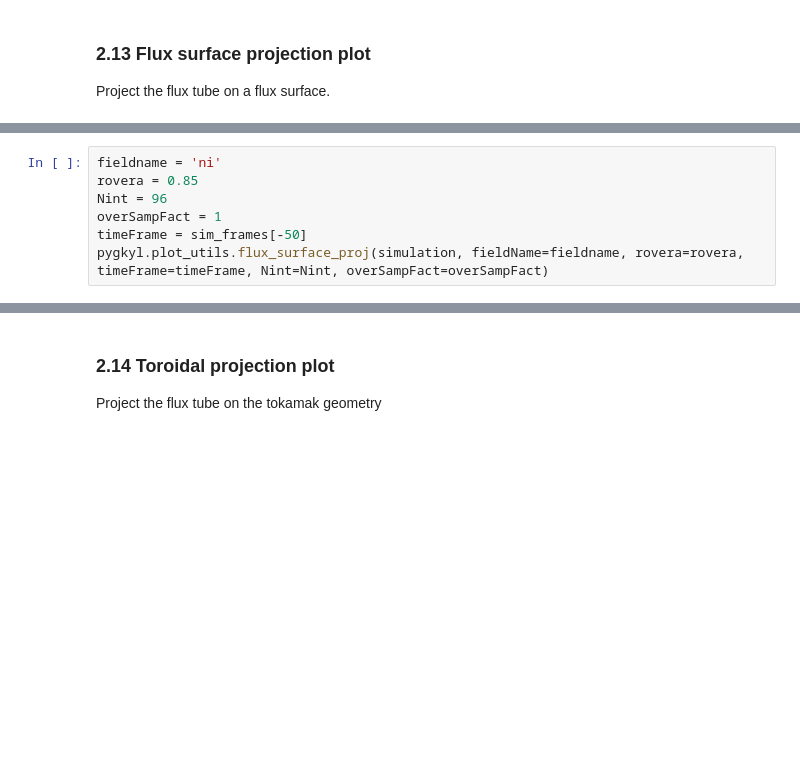
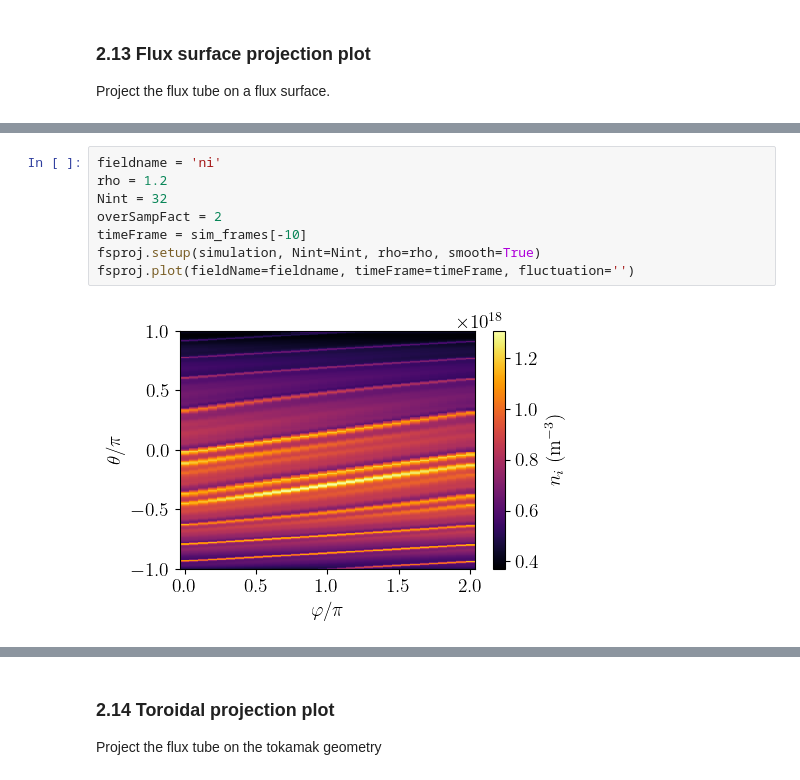
Before and after one commit to Antoinehoff/personal_gkyl_scripts, a Jupyter notebook: example.ipynb, the cells around one changed output, grey strips where cells are left out. Cells and saved outputs as stored; diff of their text form; blank space fills up the shorter version.

```diff
--- a/example.ipynb
+++ b/example.ipynb
@@ -348,7 +446,10 @@ Project the flux tube on a flux surface.
 # %%
 fieldname = 'ni'
-rovera = 0.85
-Nint = 96
-overSampFact = 1
-timeFrame = sim_frames[-50]
-pygkyl.plot_utils.flux_surface_proj(simulation, fieldName=fieldname, rovera=rovera, timeFrame=timeFrame, Nint=Nint, overSampFact=overSampFact)
+rho = 1.2
+Nint = 32
+overSampFact = 2
+timeFrame = sim_frames[-10]
+fsproj.setup(simulation, Nint=Nint, rho=rho, smooth=True)
+fsproj.plot(fieldName=fieldname, timeFrame=timeFrame, fluctuation='')
+# %% [output]
+[figure, added]
```
Also changed, not shown: parts of 29 cells of this notebook, 1 other file.
